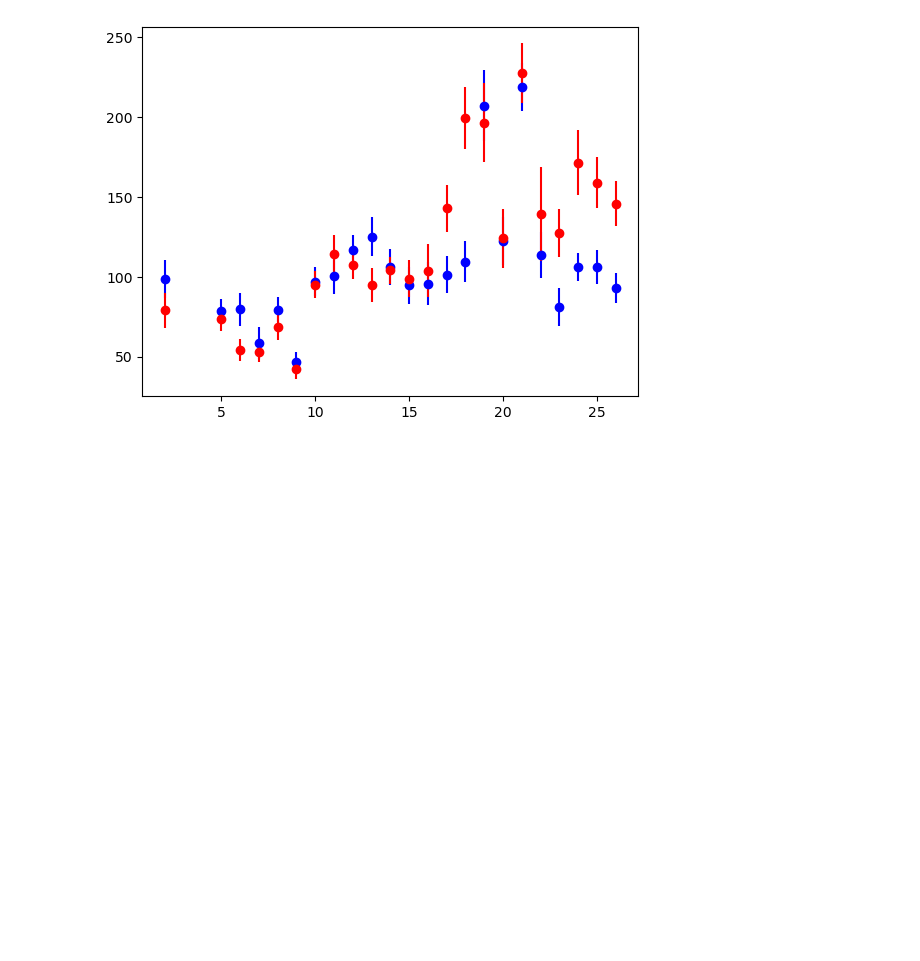
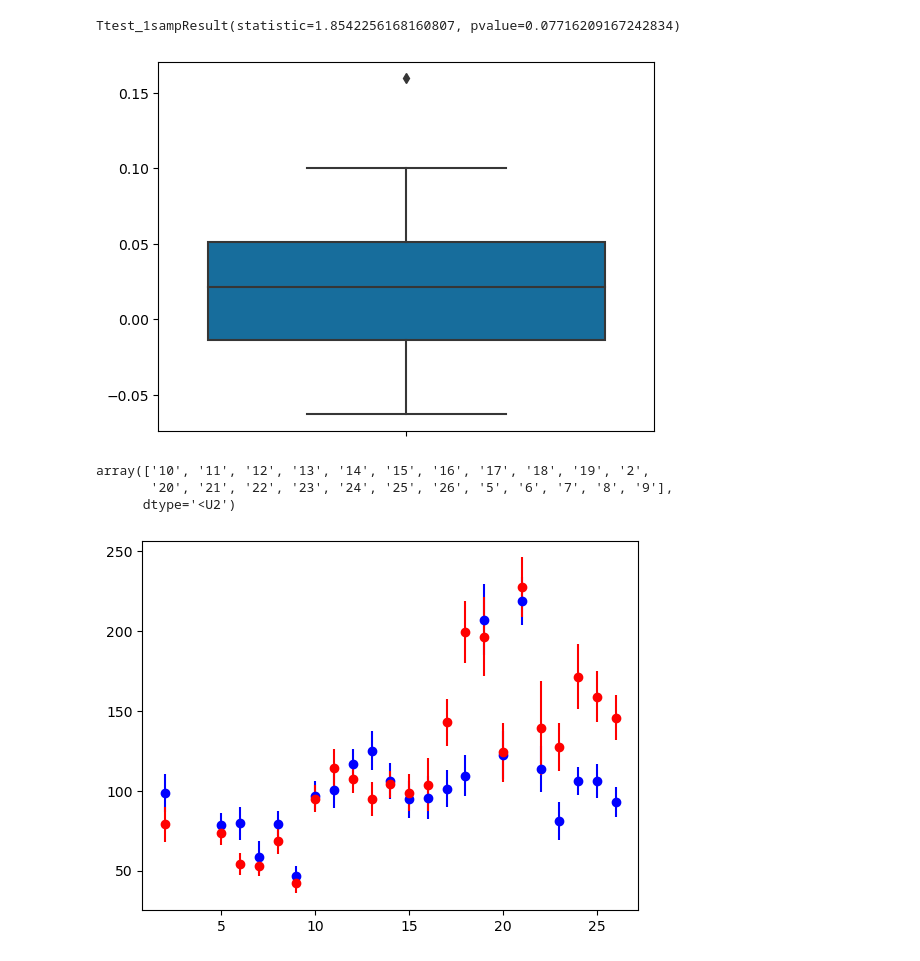
Before and after one commit to alonsoJASL/imatools, a Jupyter notebook: ipynb/df_test.ipynb, the cells around one changed output. Cells and saved outputs as stored; diff of their text form; code cells hidden in the pictures; blank space fills up the shorter version.

```diff
--- a/ipynb/df_test.ipynb
+++ b/ipynb/df_test.ipynb
@@ -42,3 +72,26 @@ df_stats
+# %%
+case_mean_diff = np.zeros(len(CX))
+for cx in range(len(CX)):
+    ddat = get_data_from_vtk_path(iou.fullfile(p2f, 'local', CX[cx], xnav('d'), 'OUTPUT', dname))
+    idat = get_data_from_vtk_path(iou.fullfile(p2f, 'local', CX[cx], iname))
+
+    case_mean_diff[cx] = np.mean(np.subtract(ddat, idat))
+
+
+sns.boxplot(y=case_mean_diff)
+print(sstat.ttest_1samp(a=case_mean_diff, popmean=0))
+# %% [output]
+Ttest_1sampResult(statistic=1.8542256168160807, pvalue=0.07716209167242834)
+[figure, added]
+# %%
+#
+#print('{:.2f} +/- {:.2f}'.format(np.nanmean(corrs),np.nanstd(corrs)))
+
+np.sort(CX)
+# %% [output]
+array(['10', '11', '12', '13', '14', '15', '16', '17', '18', '19', '2',
+       '20', '21', '22', '23', '24', '25', '26', '5', '6', '7', '8', '9'],
+      dtype='<U2')
 # %%
 import matplotlib.pyplot as plt
 import seaborn as sns
```
Also changed, not shown: parts of 3 cells of this notebook, 3 other files.
